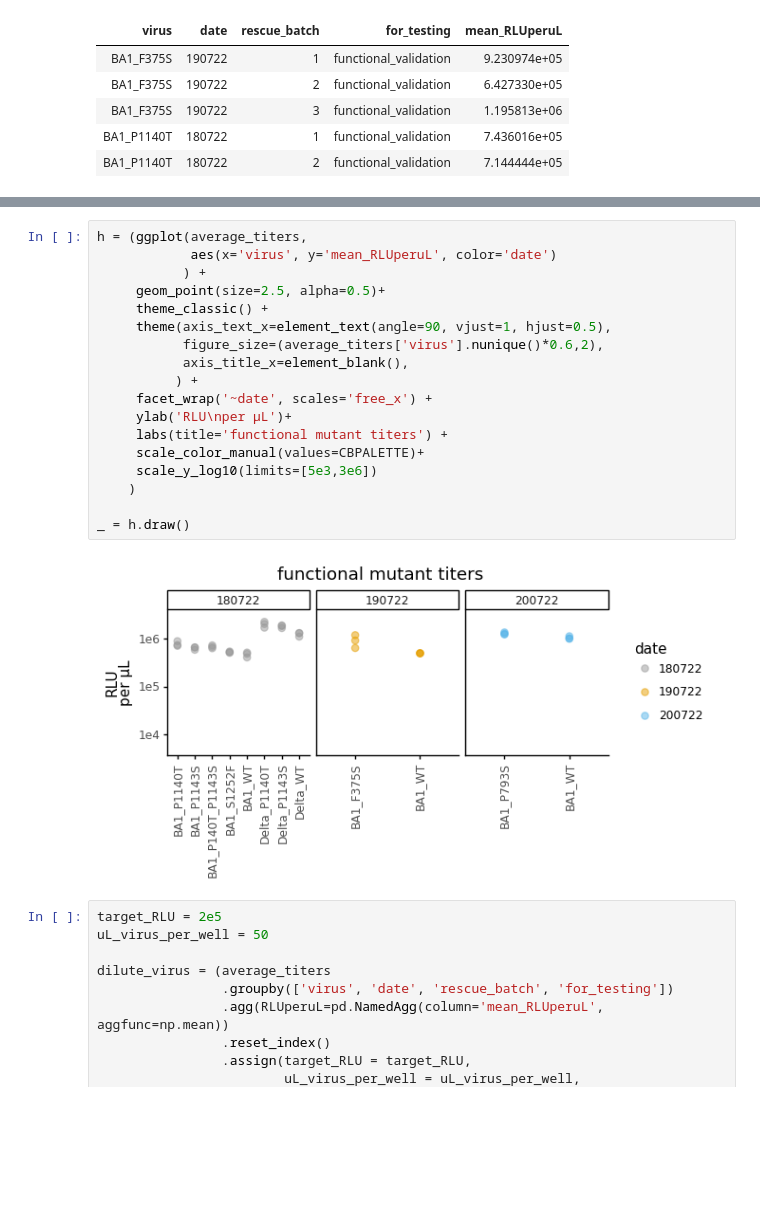
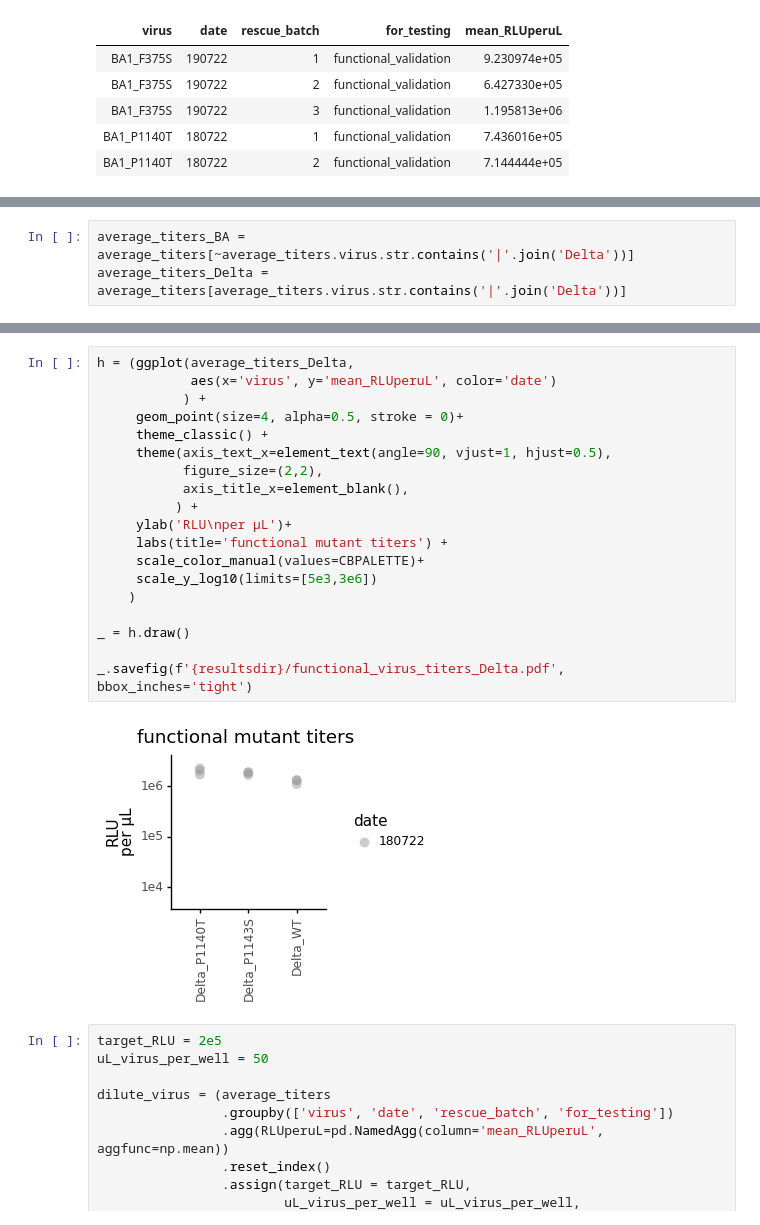
Before and after one commit to jbloomlab/SARS-CoV-2-BA.1_Spike_DMS_validations, a Jupyter notebook: virus_titers_functional_mutants.ipynb, the cells around one changed output, grey strips where cells are left out. Saved outputs shown, nothing was run; the diff lists cells and outputs as text; blank space fills up the shorter version.

```diff
--- a/virus_titers_functional_mutants.ipynb
+++ b/virus_titers_functional_mutants.ipynb
@@ -128 +129,4 @@ Calculate how much virus to use in neut assays:
+# %%
+average_titers_BA = average_titers[~average_titers.virus.str.contains('|'.join('Delta'))]
+average_titers_Delta = average_titers[average_titers.virus.str.contains('|'.join('Delta'))]
 # %%
@@ -148,23 +154,24 @@ _ = p.draw()
 # %%
-h = (ggplot(average_titers,
+h = (ggplot(average_titers_Delta,
             aes(x='virus', y='mean_RLUperuL', color='date')
            ) +
-     geom_point(size=2.5, alpha=0.5)+
+     geom_point(size=4, alpha=0.5, stroke = 0)+
      theme_classic() +
      theme(axis_text_x=element_text(angle=90, vjust=1, hjust=0.5),
-           figure_size=(average_titers['virus'].nunique()*0.6,2),
+           figure_size=(2,2),
            axis_title_x=element_blank(),
           ) +
-     facet_wrap('~date', scales='free_x') +
      ylab('RLU\nper µL')+
      labs(title='functional mutant titers') +
      scale_color_manual(values=CBPALETTE)+
      scale_y_log10(limits=[5e3,3e6])
     )
 
 _ = h.draw()
+
+_.savefig(f'{resultsdir}/functional_virus_titers_Delta.pdf', bbox_inches='tight')
 # %% [output]
-[figure, old version]
+[figure, new version]
 # %%
 target_RLU = 2e5
 uL_virus_per_well = 50
```
Also changed, not shown: parts of 3 cells of this notebook, 8 other files.
